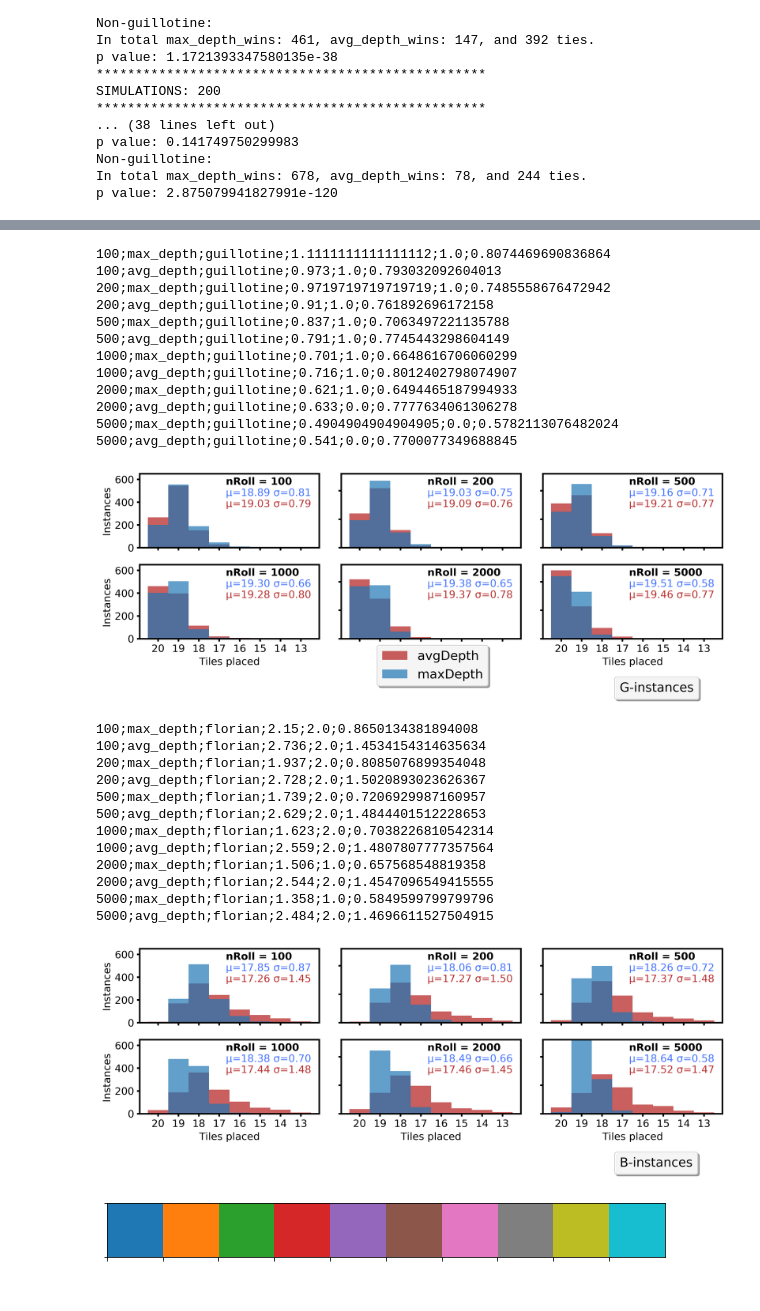
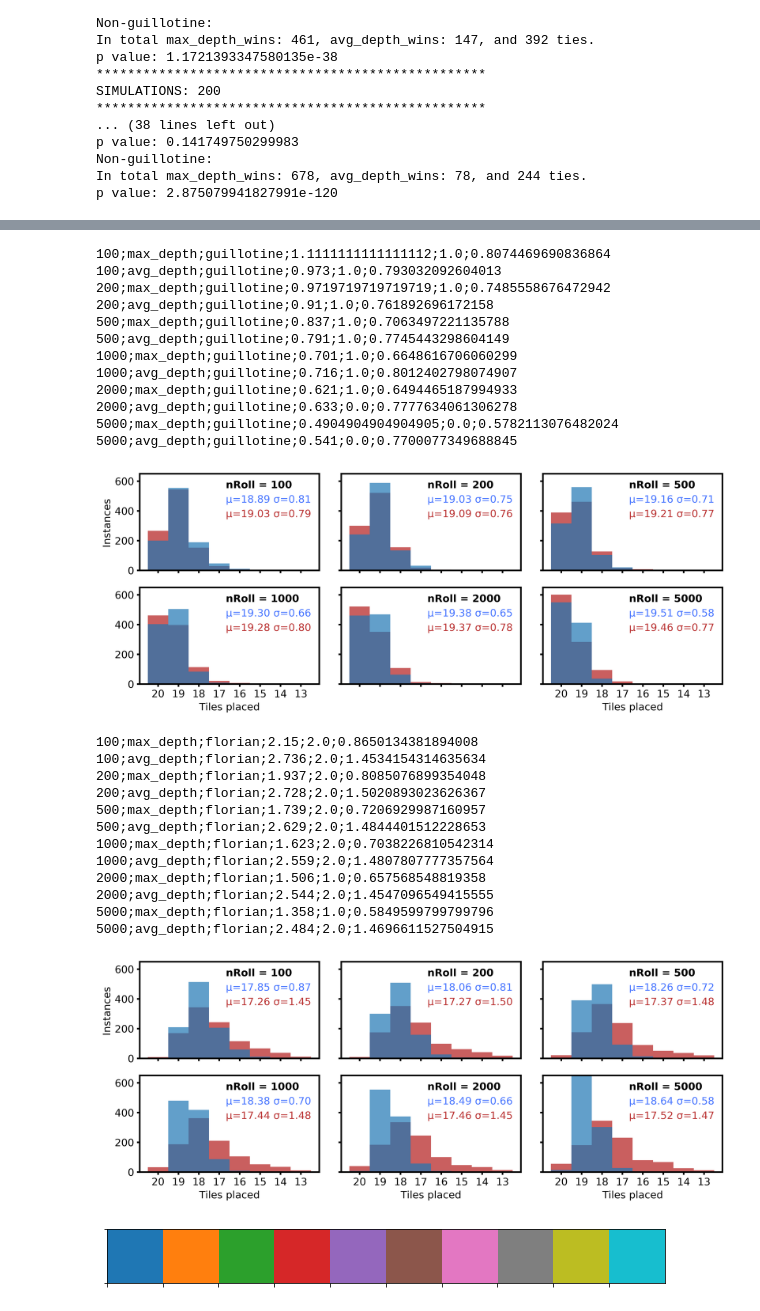
Before and after one commit to igorpejic/visapi, a Jupyter notebook: analsysis.ipynb, the cells around one changed output, grey strips where cells are left out. Cells and saved outputs as stored; diff of their text form; code cells hidden in the pictures.

```diff
--- a/analsysis.ipynb
+++ b/analsysis.ipynb
@@ -452,7 +452,7 @@ def visualize_grid(grid, rows, cols, lines_tiles=None, next_lfb=None, title=None
     #matplotlib.use('GTK')
     np.random.seed(4)
 
-    fig1 = plt.figure()
+    fig1 = plt.figure(figsize=(20, 10))
     ax1 = fig1.add_subplot(111, aspect='equal')
     ax1.set_xticks(list(range(cols)))
     ax1.set_yticks(list(range(rows)))
@@ -507,8 +507,9 @@ def visualize_grid(grid, rows, cols, lines_tiles=None, next_lfb=None, title=None
     plt.ylim(0, rows)
     ax1.set_xlim(-0.6, cols -.35)
     ax1.set_ylim(-0.8, rows -.3)
-    plt.figure(1)
+    plt.figure(1, figsize=(20,10))
     if title:
+        print('savefig')
         plt.savefig(f'solution_viz/{title}-{hardness}-{step}.png')
     plt.show()
     plt.close()
@@ -574,6 +587,8 @@ results = Result.objects.filter(
     problem_id='4ea6e0d3-03bb-4080-b0ff-2f3762b0f677',
     n_simulations=5000,
     solution_found=True).order_by('n_tiles_placed')
+
+results = Result.objects.filter(id=Result.objects.first().id)
 problems_seen = set()
 count = 0
 
@@ -1342,7 +1358,7 @@ for p_type_index, problem_type in enumerate(['guillotine', 'florian']):
 
             # MEAN AND STDDEV
 
-            if i == 0:
+            if i == 0 and j == 0:
                 if problem_type == 'guillotine':
                     axes[j][i].set_ylabel(f'Instances')
                 else:
@@ -1354,8 +1370,8 @@ for p_type_index, problem_type in enumerate(['guillotine', 'florian']):
                 # axes[j][i].set_yticklabels([0, 200, 400, 600])
                 axes[j][i].locator_params(nbins=4, axis='y')
 
-            if j == 1 and problem_type=='guillotine' and i == 1:
-                axes[j][i].legend(loc=(0.2, -0.64), framealpha=0.9, shadow=True, fontsize=16)
+            # if j == 1 and problem_type=='guillotine' and i == 1:
+            #     axes[j][i].legend(loc=(0.2, -0.64), framealpha=0.9, shadow=True, fontsize=16)
 
             start_text = 0.48
             axes[j][i].text(start_text,.85,title,
@@ -1392,39 +1408,39 @@ for p_type_index, problem_type in enumerate(['guillotine', 'florian']):
                             alpha=0.9,
                             color='#b31b1b')
 
-            if j == 1 and i == 2:
+            if j == 1 and i == 2 and False:
                 handles, labels = axes[j][i].get_legend_handles_labels()
                 handles = handles[::-1]
                 labels = labels[::-1][:2]
                 import matplotlib
                 extra = matplotlib.patches.Rectangle((0, 0), 1, 1, fc="w", fill=False, edgecolor='none', linewidth=0)
                 axes[j][i].legend([extra], [_title], loc=(0.4, -0.82),
                                   handlelength=0,
                                   handletextpad=0,
                                   framealpha=0.9, shadow=True, fontsize=16)
 
             plt.setp(axes[j][i].spines.values(), linewidth=2)
             axes[j][i].tick_params(width=2)
 
 
     f.tight_layout()
     # plt.rcParams["figure.figsize"] = (8,5)
     plt.savefig(f'12_{problem_type}.png', transparent=False)
     plt.show()
 # %% [output]
 100;max_depth;guillotine;1.1111111111111112;1.0;0.8074469690836864
 100;avg_depth;guillotine;0.973;1.0;0.793032092604013
 200;max_depth;guillotine;0.9719719719719719;1.0;0.7485558676472942
 200;avg_depth;guillotine;0.91;1.0;0.761892696172158
 500;max_depth;guillotine;0.837;1.0;0.7063497221135788
 500;avg_depth;guillotine;0.791;1.0;0.7745443298604149
 1000;max_depth;guillotine;0.701;1.0;0.6648616706060299
 1000;avg_depth;guillotine;0.716;1.0;0.8012402798074907
 2000;max_depth;guillotine;0.621;1.0;0.6494465187994933
 2000;avg_depth;guillotine;0.633;0.0;0.7777634061306278
 5000;max_depth;guillotine;0.4904904904904905;0.0;0.5782113076482024
 5000;avg_depth;guillotine;0.541;0.0;0.7700077349688845
-[figure, old version]
+[figure, new version]
 100;max_depth;florian;2.15;2.0;0.8650134381894008
 100;avg_depth;florian;2.736;2.0;1.4534154314635634
 200;max_depth;florian;1.937;2.0;0.8085076899354048
@@ -1437,7 +1453,7 @@ for p_type_index, problem_type in enumerate(['guillotine', 'florian']):
 2000;avg_depth;florian;2.544;2.0;1.4547096549415555
 5000;max_depth;florian;1.358;1.0;0.5849599799799796
 5000;avg_depth;florian;2.484;2.0;1.4696611527504915
-[figure, old version]
+[figure, new version]
 # %%
 current_palette = sns.color_palette()
 sns.palplot(current_palette)
```
Also changed, not shown: parts of 17 cells of this notebook, 2 other files.
